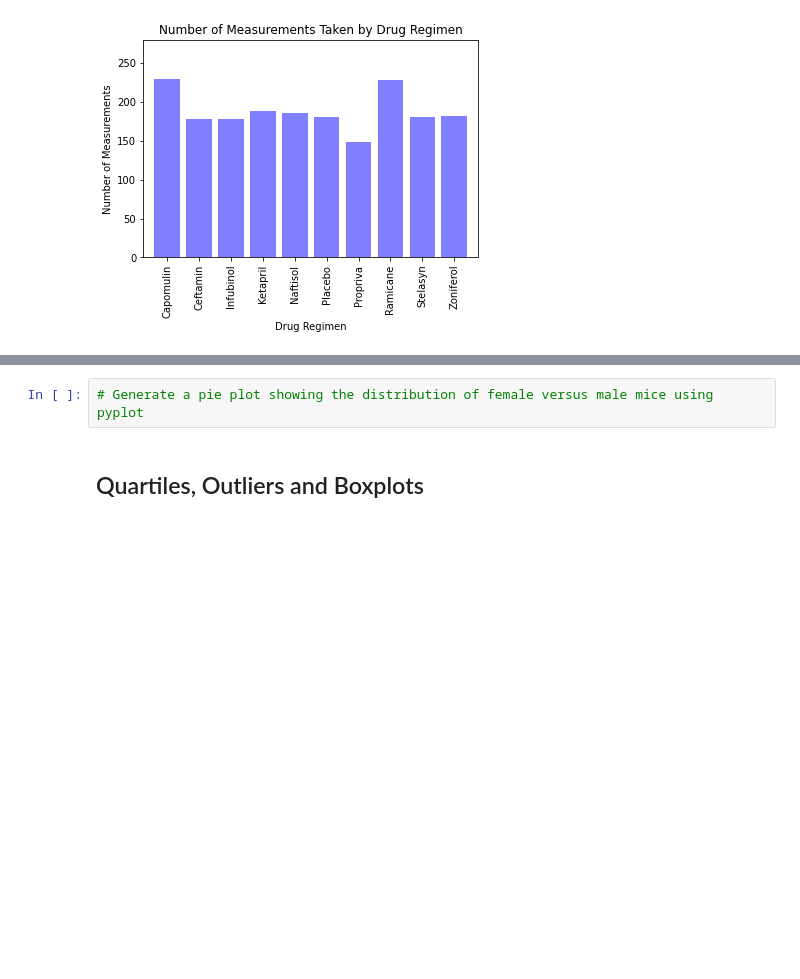
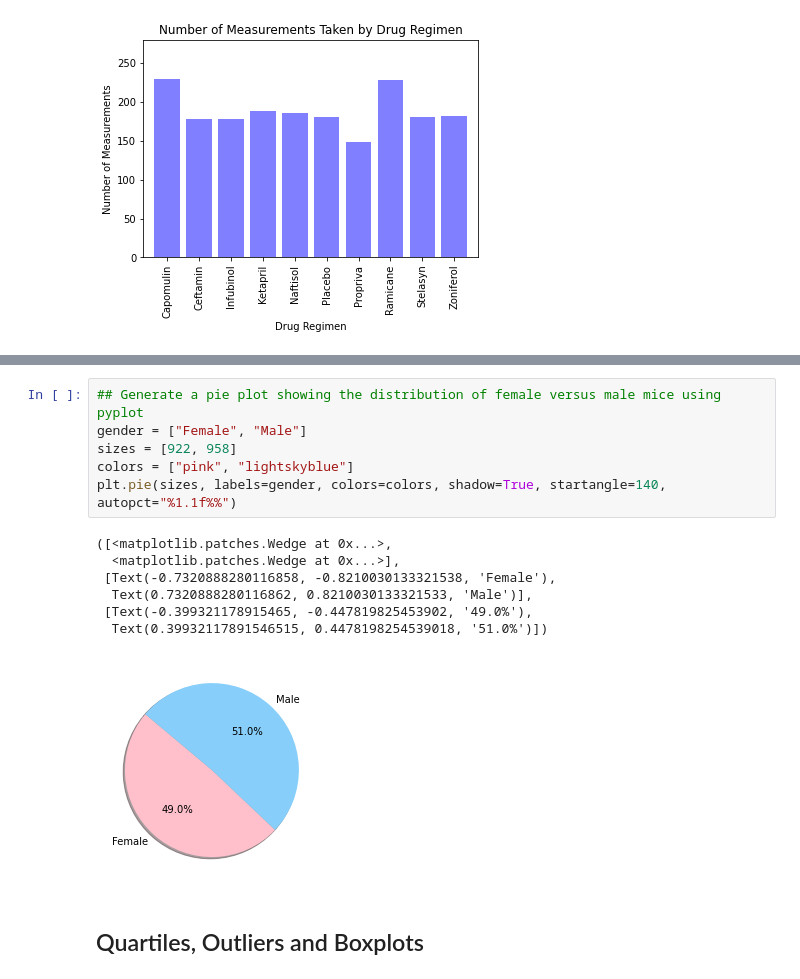
Before and after one commit to Brandy-knust/Pymaceuticals, a Jupyter notebook: pymaceuticals.ipynb, the cells around one changed output, grey strips where cells are left out. Cells and saved outputs as stored; diff of their text form; blank space fills up the shorter version.

```diff
--- a/pymaceuticals.ipynb
+++ b/pymaceuticals.ipynb
@@ -244,5 +258,17 @@ Text(0, 0.5, 'Number of Measurements')
 # %%
-# Generate a pie plot showing the distribution of female versus male mice using pyplot
+## Generate a pie plot showing the distribution of female versus male mice using pyplot
+gender = ["Female", "Male"]
+sizes = [922, 958]
+colors = ["pink", "lightskyblue"]
+plt.pie(sizes, labels=gender, colors=colors, shadow=True, startangle=140, autopct="%1.1f%%")
+# %% [output]
+([<matplotlib.patches.Wedge at 0x...>,
+  <matplotlib.patches.Wedge at 0x...>],
+ [Text(-0.7320888280116858, -0.8210030133321538, 'Female'),
+  Text(0.7320888280116862, 0.8210030133321533, 'Male')],
+ [Text(-0.399321178915465, -0.447819825453902, '49.0%'),
+  Text(0.39932117891546515, 0.4478198254539018, '51.0%')])
+[figure, added]
 # %% [markdown]
 ## Quartiles, Outliers and Boxplots
 # %%
```
Also changed, not shown: parts of 2 cells of this notebook.
